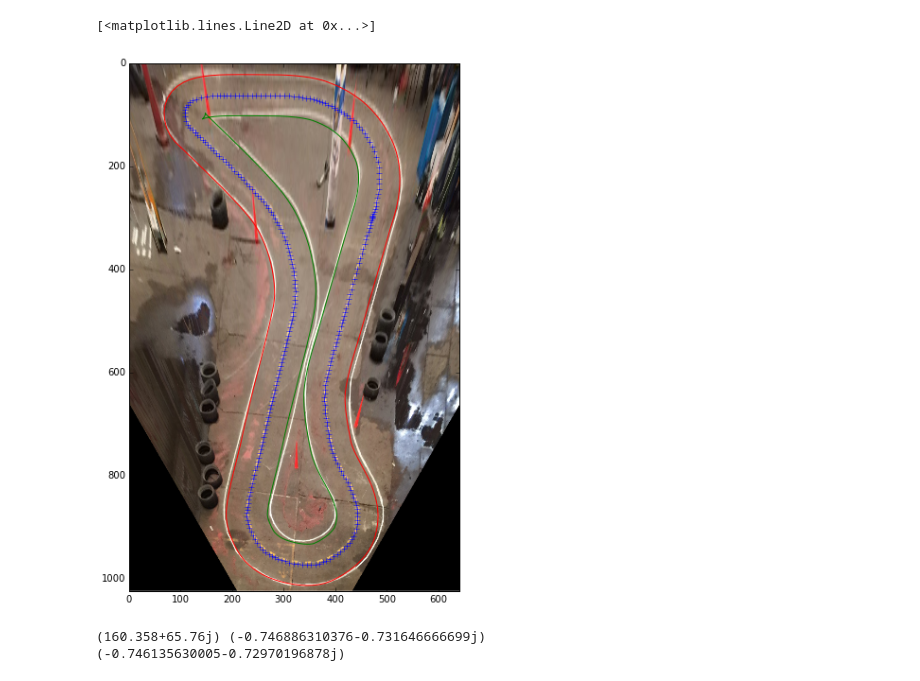
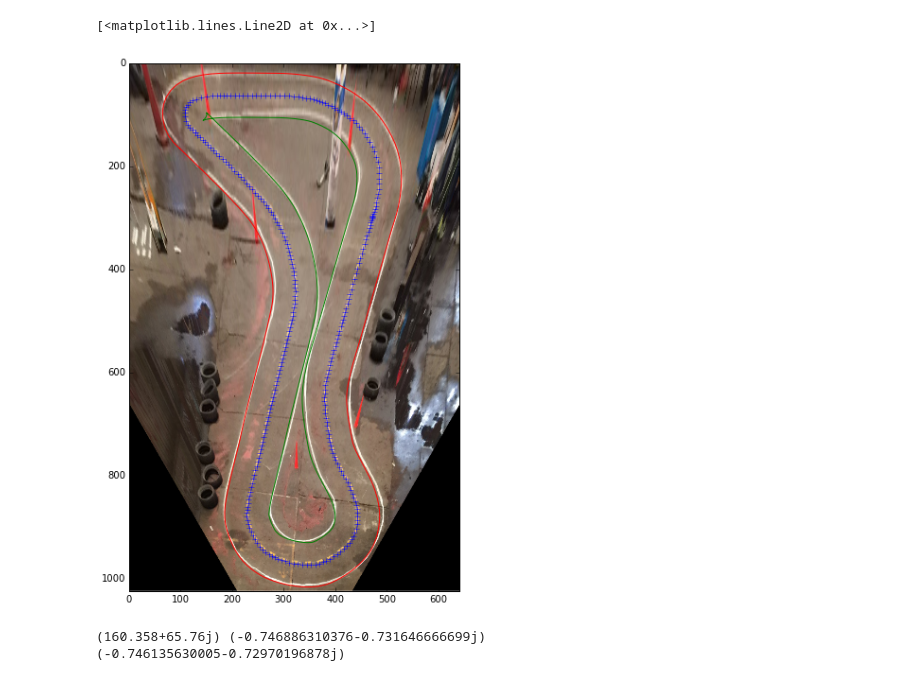
Before and after one commit to a1k0n/autorustler, a Jupyter notebook: diyrobocars/curvilinear.ipynb, the cells around one changed output. Drawn from its saved outputs; the diff is of its cells as text; code cells hidden in the pictures.

```diff
--- a/diyrobocars/curvilinear.ipynb
+++ b/diyrobocars/curvilinear.ipynb
@@ -11,18 +11,18 @@ trackimg = plt.imread("trackbirdseye.png")
 # %%
 plt.rcParams["figure.figsize"] = (10, 10)
 plt.imshow(trackimg)
 plt.xlim(0, trackimg.shape[1])
 plt.ylim(trackimg.shape[0], 0)
 x = 2.05*np.array(map(path.point, np.linspace(0, 1, 300))) - 200
 dx = 1j*np.array(map(path.derivative, np.linspace(0, 1, 300)))
 dx /= np.abs(dx)
 plt.plot(np.real(x), np.imag(x), '+')
-lw = 40
+lw = 21*2.05
 plt.plot(np.real(x + lw*dx), np.imag(x + lw*dx))
 plt.plot(np.real(x - lw*dx), np.imag(x - lw*dx))
 # %% [output]
 [<matplotlib.lines.Line2D at 0x...>]
-[figure, old version]
+[figure, new version]
 # %%
 ''' we ideally want to get some equally spaced points here; the bezier curves aren't necessarily equally spaced.
 '''
```
Also changed, not shown: parts of 7 cells of this notebook, 5 other files.
